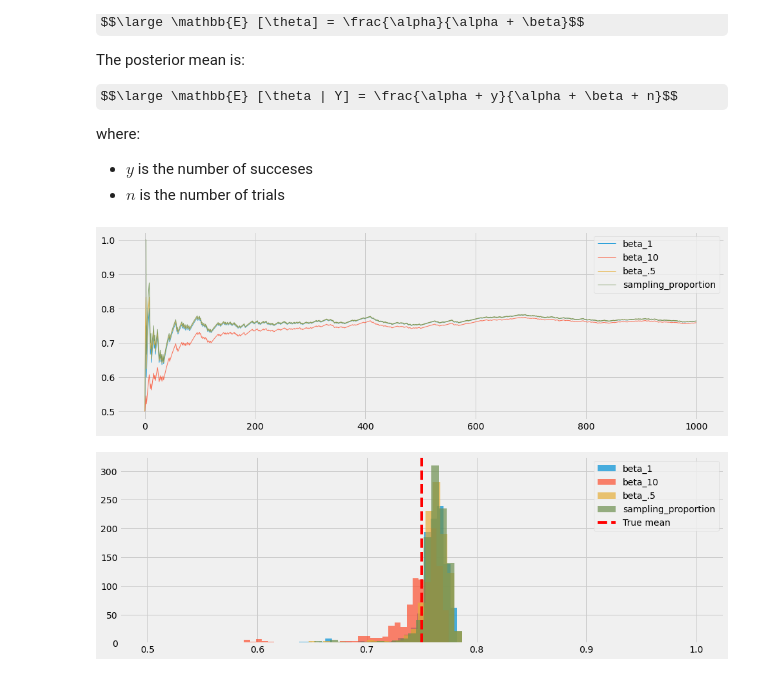
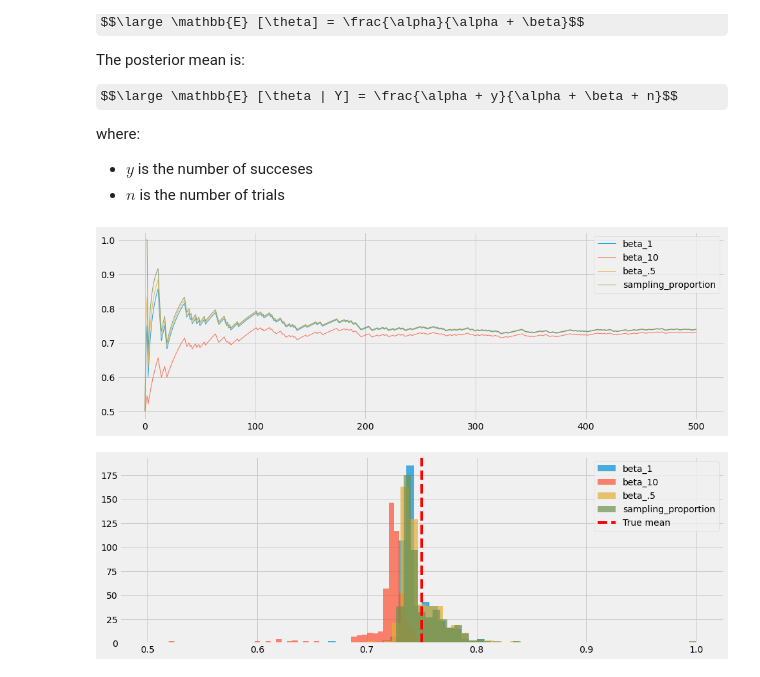
Before and after one commit to AlxndrMlk/bayesian-stuff, a Jupyter notebook: general-bayesian-notebooks/03 - Beta prior - analytic updates .ipynb, the cells around one changed output. Cells and saved outputs as stored; diff of their text form; code cells hidden in the pictures; some formulas as TeX source.

```diff
--- a/general-bayesian-notebooks/03 - Beta prior - analytic updates .ipynb
+++ b/general-bayesian-notebooks/03 - Beta prior - analytic updates .ipynb
@@ -96,7 +96,7 @@ def get_beta_posterior_mean(alpha_prior, beta_prior, n_trials, n_successes):
     return (alpha_prior + n_successes) / (alpha_prior + beta_prior + n_trials)
 # %%
 TRUE_MEAN = .75
-SAMPLE_SIZE = 1000
+SAMPLE_SIZE = 500
 # %%
 samples = stats.bernoulli(TRUE_MEAN).rvs(SAMPLE_SIZE)
 # %%
@@ -128,15 +128,15 @@ for k in means.keys():
 plt.legend()
 plt.show()
 # %% [output]
-[figure, old version]
+[figure, new version]
 # %%
 plt.figure(figsize=(15, 5))
 
 for k in means.keys():
-    plt.hist(means[k], label=k, alpha=.7, bins=50)
+    plt.hist(means[k][0:], label=k, alpha=.7, bins=50)
 
 plt.axvline(TRUE_MEAN, label='True mean', color='r', ls='--')
 plt.legend()
 plt.show()
 # %% [output]
-[figure, old version]
+[figure, new version]
```
